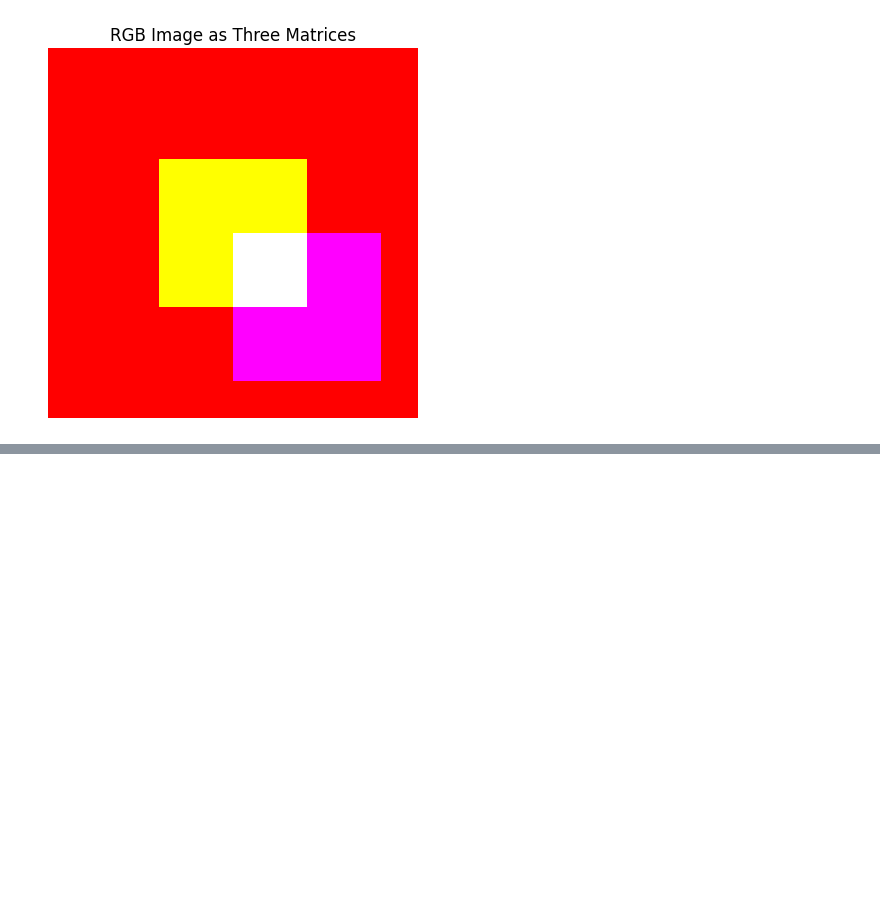
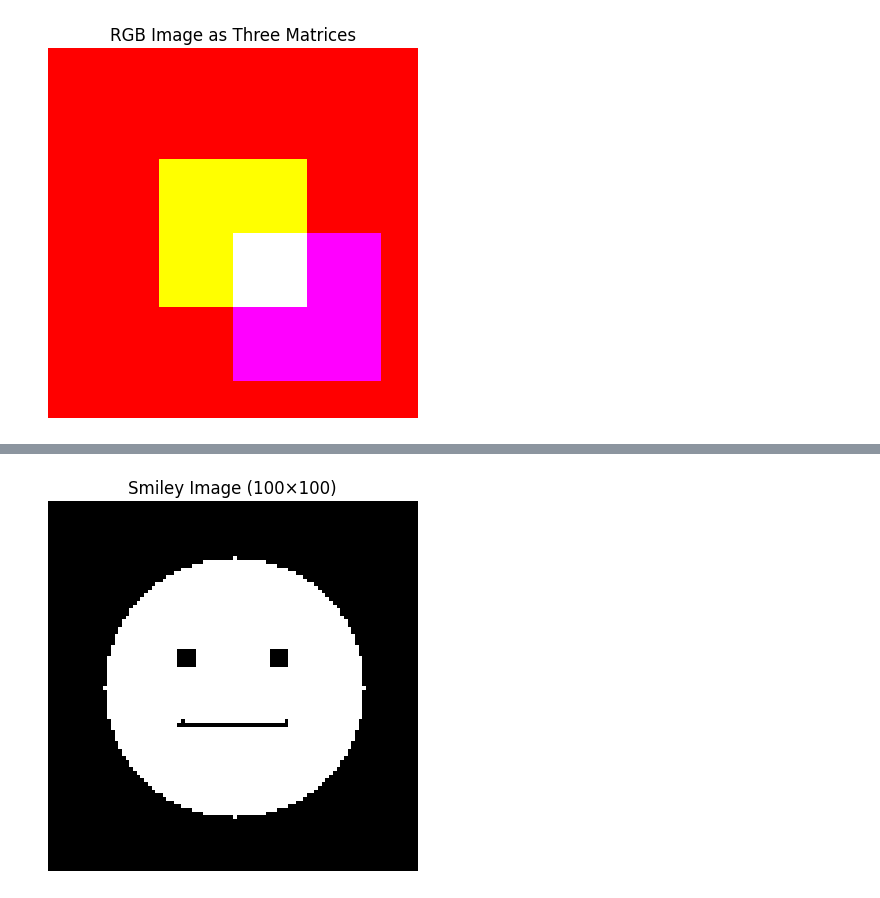
Before and after one commit to Alucardvolxe/test, a Jupyter notebook: test.ipynb, the cells around one changed output, grey strips where cells are left out. Cells and saved outputs as stored; diff of their text form; code cells hidden in the pictures; blank space fills up the shorter version.

```diff
--- a/test.ipynb
+++ b/test.ipynb
@@ -257,0 +262,40 @@ plt.show()
+# %%
+import numpy as np
+import matplotlib.pyplot as plt
+from scipy.signal import convolve2d
+
+import numpy as np
+import matplotlib.pyplot as plt
+
+img = np.zeros((100, 100))
+
+# -------------------------
+# Face outline (centered)
+# -------------------------
+rr, cc = np.ogrid[:100, :100]
+center_r, center_c = 50, 50
+radius = 35
+
+mask = (rr - center_r)**2 + (cc - center_c)**2 <= radius**2
+img[mask] = 0.8
+
+# -------------------------
+# Eyes
+# -------------------------
+img[40:45, 35:40] = 0   # Left eye
+img[40:45, 60:65] = 0   # Right eye
+
+# -------------------------
+# Smile
+# -------------------------
+img[60, 35:65] = 0
+img[59, 36] = 0
+img[59, 64] = 0
+
+# Display
+plt.imshow(img, cmap='gray')
+plt.title("Smiley Image (100×100)")
+plt.axis('off')
+plt.show()
+# %% [output]
+[figure, added]
```
Also changed, not shown: parts of 9 cells of this notebook.
